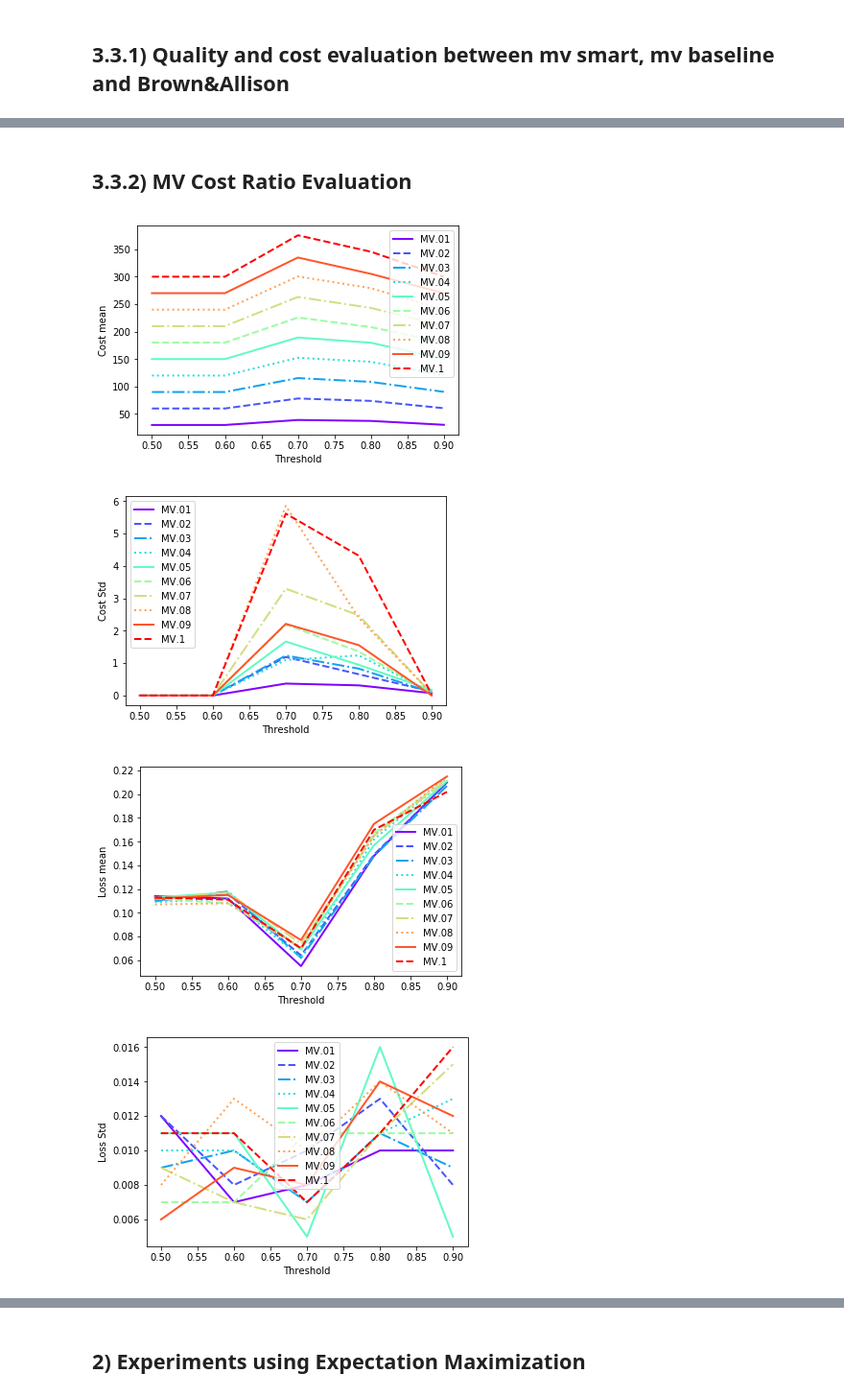
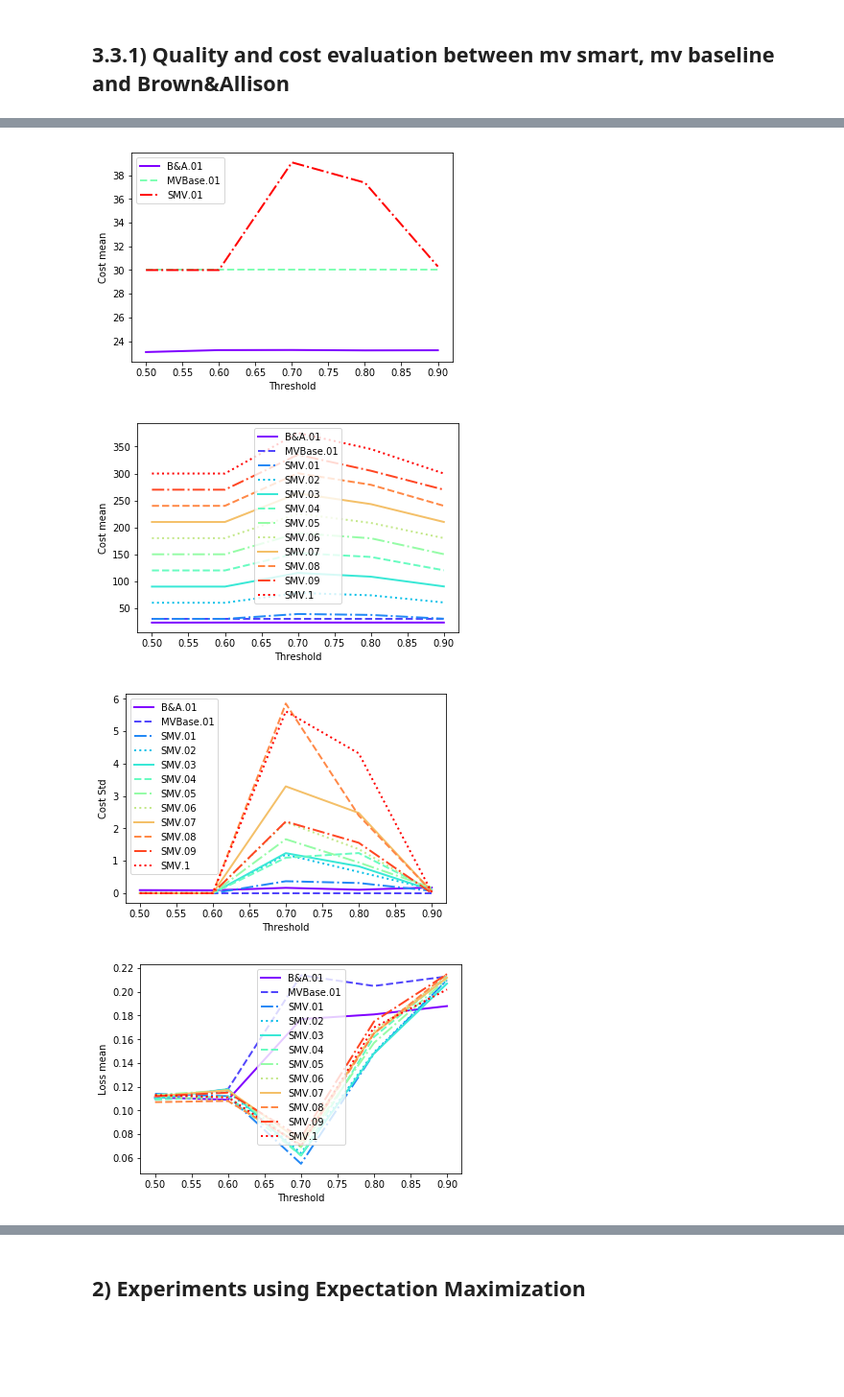
Before and after one commit to pmaglione/classification_model, a Jupyter notebook: main_algorithm_with_experiments.ipynb, the cells around one changed output, grey strips where cells are left out. Shown: that part at 96% size. Saved outputs shown, nothing was run; the diff lists cells and outputs as text; code cells hidden in the pictures; blank space fills up the shorter version.

Commit message:
All mv results comparison

```diff
--- a/main_algorithm_with_experiments.ipynb
+++ b/main_algorithm_with_experiments.ipynb
@@ -638,19 +633,3 @@ Name: Threshold, dtype: float64
 # 3.3) MV results evaluation
 # %% [markdown]
 ## 3.3.1) Quality and cost evaluation between mv smart, mv baseline and Brown&Allison
-# %%
-results_mv_baseline = pd.read_csv('./results/baseline_mv_it10_v3_cr01.csv')
-results_mv = pd.read_csv('./results/smart_stop_mv_not_expert_i10_d10_cr01.csv')
-results_mv_break_tie = pd.read_csv('./results/mv_break_tie_it10_cr01.csv')
-
-cts = results_mv_baseline['Threshold']
-
-for column in columns:
-    alg_utils.plot_results(cts,
-                           {
-                               "B&A": results_mv_break_tie[column],
-                               "MV-Smart": results_mv[column],
-                               "MV-Base": results_mv_baseline[column]
-                           },
-                           "Threshold",
-                           column)
@@ -668,3 +636 @@ for column in columns:
-# %% [markdown]
-## 3.3.2) MV Cost Ratio Evaluation
 # %%
@@ -678,36 +644,49 @@ for cr in crs:
 # %%
+mv_base_01 = pd.read_csv('./results/baseline_mv_it10_v3_cr01.csv')
+ba_01 = pd.read_csv('./results/mv_break_tie_it10_cr01.csv')
 mv_01 = pd.read_csv('./results/smart_stop_mv_not_expert_i10_d10_cr01.csv')
 mv_02 = pd.read_csv('./results/smart_stop_mv_not_expert_i10_d10_cr02.csv')
 mv_03 = pd.read_csv('./results/smart_stop_mv_not_expert_i10_d10_cr03.csv')
 mv_04 = pd.read_csv('./results/smart_stop_mv_not_expert_i10_d10_cr04.csv')
 mv_05 = pd.read_csv('./results/smart_stop_mv_not_expert_i10_d10_cr05.csv')
 mv_06 = pd.read_csv('./results/smart_stop_mv_not_expert_i10_d10_cr06.csv')
 mv_07 = pd.read_csv('./results/smart_stop_mv_not_expert_i10_d10_cr07.csv')
 mv_08 = pd.read_csv('./results/smart_stop_mv_not_expert_i10_d10_cr08.csv')
 mv_09 = pd.read_csv('./results/smart_stop_mv_not_expert_i10_d10_cr09.csv')
 mv_1 = pd.read_csv('./results/smart_stop_mv_not_expert_i10_d10_cr1.csv')
 
 
 print_columns = ["Cost mean","Cost Std", "Loss mean", "Loss Std", "Recall mean", "Recall Std", "Precision mean", "Precision Std"]
+cost_mean = "Cost mean"
+alg_utils.plot_results(cts,
+                       {
+                           "B&A.01": ba_01[cost_mean],
+                           "MVBase.01": mv_base_01[cost_mean],
+                           "SMV.01": mv_01[cost_mean],
+                       },
+                       "Threshold",
+                       cost_mean)
 
 for column in print_columns:
     alg_utils.plot_results(cts,
                            {
-                               "MV.01": mv_01[column],
-                               "MV.02": mv_02[column],
-                               "MV.03": mv_03[column],
-                               "MV.04": mv_04[column],
-                               "MV.05": mv_05[column],
-                               "MV.06": mv_06[column],
-                               "MV.07": mv_07[column],
-                               "MV.08": mv_08[column],
-                               "MV.09": mv_09[column],
-                               "MV.1": mv_1[column],
+                               "B&A.01": ba_01[column],
+                               "MVBase.01": mv_base_01[column],
+                               "SMV.01": mv_01[column],
+                               "SMV.02": mv_02[column],
+                               "SMV.03": mv_03[column],
+                               "SMV.04": mv_04[column],
+                               "SMV.05": mv_05[column],
+                               "SMV.06": mv_06[column],
+                               "SMV.07": mv_07[column],
+                               "SMV.08": mv_08[column],
+                               "SMV.09": mv_09[column],
+                               "SMV.1": mv_1[column],
                            },
                            "Threshold",
                            column)
 # %% [output]
-[figure, old version]
+[figure, new version]
-[figure, old version]
+[figure, new version]
-[figure, old version]
+[figure, new version]
-[figure, old version]
+[figure, new version]
```
Also changed, not shown: parts of 10 cells of this notebook.
